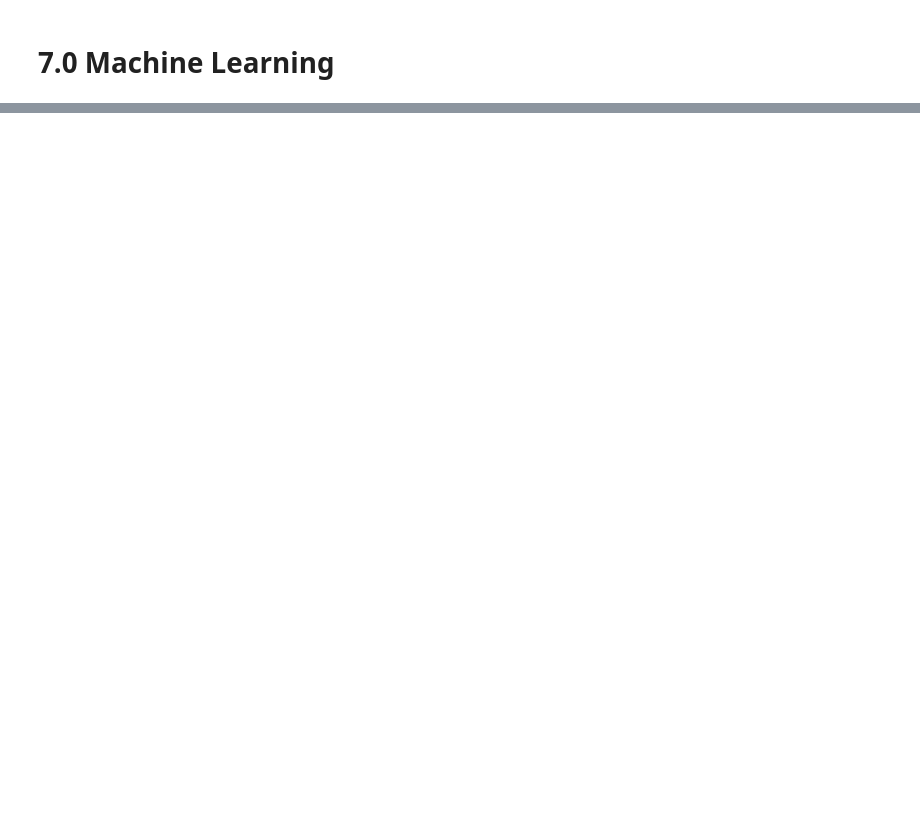
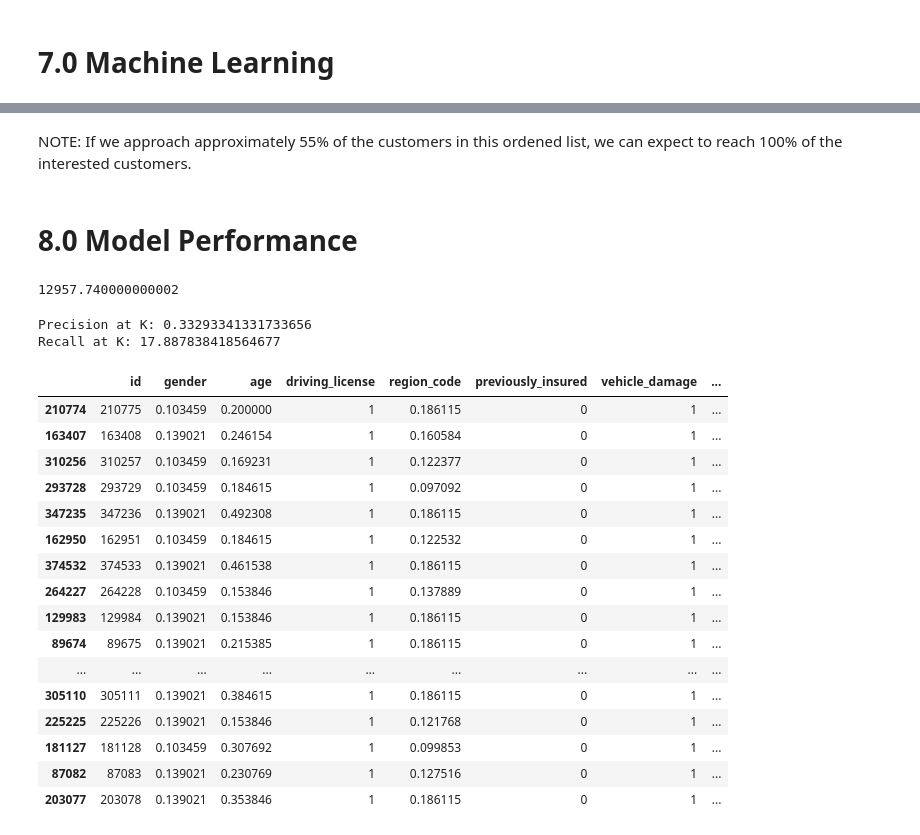
Before and after one commit to andrerochads/health_insurance_cross_sell, a Jupyter notebook: notebooks/health_insurence_c1.ipynb, the cells around one changed output, grey strips where cells are left out. Drawn from its saved outputs; the diff is of its cells as text; code cells hidden in the pictures; blank space fills up the shorter version.

```diff
--- a/notebooks/health_insurence_c1.ipynb
+++ b/notebooks/health_insurence_c1.ipynb
@@ -952,0 +1078,70 @@ skplt.metrics.plot_cumulative_gain(y_val, yhat_knn);
+# %% [markdown]
+NOTE: If we approach approximately 55% of the customers in this ordened list, we can expect to reach 100% of the interested customers.
+# %% [markdown]
+# 8.0 Model Performance
+# %%
+def precision_at_k( data, k=2000 ):
+    # reset index
+    data = data.reset_index( drop=True )
+
+    # create ranking order
+    data['ranking'] = data.index + 1
+
+    data['precision_at_k'] = data['response'].cumsum() / data['ranking']
+
+    return data.loc[k, 'precision_at_k']
+# %%
+def recall_at_k(data, k=2000):
+    # reset index
+    data = data.reset_index(drop=True)
+
+    # create ranking order
+    data['ranking'] = data.index + 1
+
+    data['recall_at_k'] = data['response'].cumsum() / data['response'].sum()
+
+    return data.loc[k, 'recall_at_k']
+# %%
+0.17*y_validation.shape[0]
+# %% [output]
+12957.740000000002
+# %%
+# copy data
+df8 = x_validation.copy()
+df8['response'] = y_validation.copy()
+
+# propensity score
+df8['score'] = yhat_knn[:, 1].tolist()
+
+# sorte clients by propensity score
+df8 = df8.sort_values('score', ascending=False)
+
+# compute precision at k
+precision_at_50 = precision_at_k(df8, k=50)
+print('Precision at K: {}'.format(precision_at_50))
+
+# compute precision at k
+precision_at_50 = recall_at_k(df8, k=50)
+print('Recall at K: {}'.format(precision_at_50*100))
+
+df8.head(20)
+# %% [output]
+Precision at K: 0.33293341331733656
+Recall at K: 17.887838418564677
+|  | id | gender | age | driving_license | region_code | previously_insured | vehicle_damage | ... |
+| 210774 | 210775 | 0.103459 | 0.200000 | 1 | 0.186115 | 0 | 1 | ... |
+| 163407 | 163408 | 0.139021 | 0.246154 | 1 | 0.160584 | 0 | 1 | ... |
+| 310256 | 310257 | 0.103459 | 0.169231 | 1 | 0.122377 | 0 | 1 | ... |
+| 293728 | 293729 | 0.103459 | 0.184615 | 1 | 0.097092 | 0 | 1 | ... |
+| 347235 | 347236 | 0.139021 | 0.492308 | 1 | 0.186115 | 0 | 1 | ... |
+| 162950 | 162951 | 0.103459 | 0.184615 | 1 | 0.122532 | 0 | 1 | ... |
+| 374532 | 374533 | 0.139021 | 0.461538 | 1 | 0.186115 | 0 | 1 | ... |
+| 264227 | 264228 | 0.103459 | 0.153846 | 1 | 0.137889 | 0 | 1 | ... |
+| 129983 | 129984 | 0.139021 | 0.153846 | 1 | 0.186115 | 0 | 1 | ... |
+| 89674 | 89675 | 0.139021 | 0.215385 | 1 | 0.186115 | 0 | 1 | ... |
+| ... | ... | ... | ... | ... | ... | ... | ... | ... |
+| 305110 | 305111 | 0.139021 | 0.384615 | 1 | 0.186115 | 0 | 1 | ... |
+| 225225 | 225226 | 0.139021 | 0.153846 | 1 | 0.121768 | 0 | 1 | ... |
+| 181127 | 181128 | 0.103459 | 0.307692 | 1 | 0.099853 | 0 | 1 | ... |
+| 87082 | 87083 | 0.139021 | 0.230769 | 1 | 0.127516 | 0 | 1 | ... |
+| 203077 | 203078 | 0.139021 | 0.353846 | 1 | 0.186115 | 0 | 1 | ... |
```
Also changed, not shown: parts of 27 cells of this notebook.
